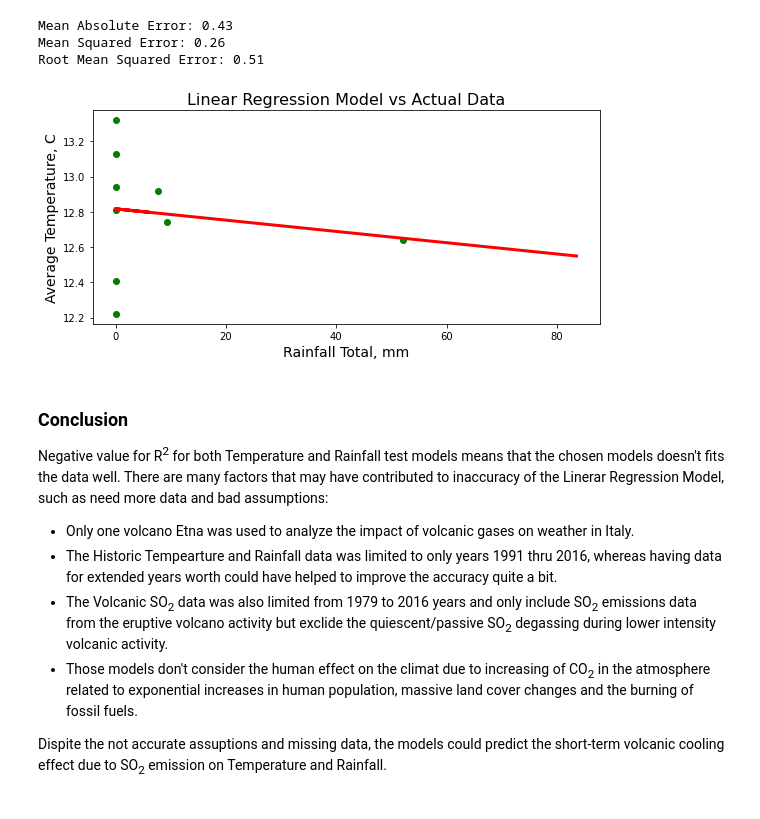
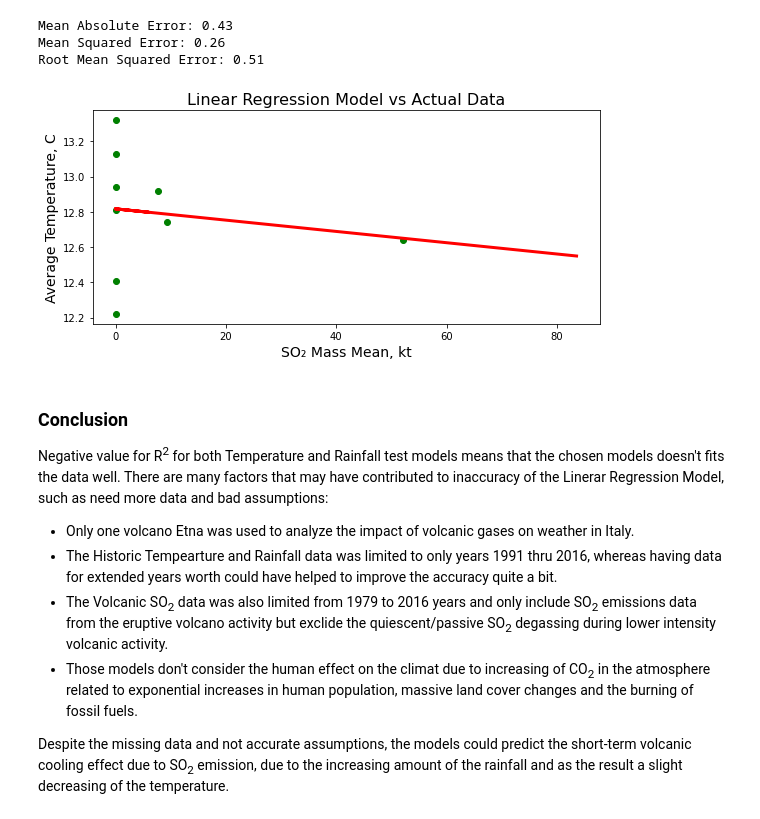
Before and after one commit to zmois/Volcanic-SO2-emission, a Jupyter notebook: Volcanos_project.ipynb, the cells around one changed output. Drawn from its saved outputs; the diff is of its cells as text; code cells hidden in the pictures.

```diff
--- a/Volcanos_project.ipynb
+++ b/Volcanos_project.ipynb
@@ -389,18 +396,17 @@ Root Mean Squared Error: 0.51
 # %%
 # Plot the Fitting Model
 fig, ax = plt.subplots(figsize =(8, 4))
 plt.scatter(X_train, y_train, color = 'green')
 plt.plot(X_test, y_pred, color ='red', linewidth = 3)
-ax.set_xlabel('Rainfall Total, mm', fontsize = 14)
+ax.set_xlabel('SO\u2082 Mass Mean, kt', fontsize = 14)
 ax.set_ylabel('Average Temperature, C', fontsize = 14)
 plt.title('Linear Regression Model vs Actual Data', fontsize = 16)
 fig.tight_layout()
 plt.show()
 # %% [output]
-[figure, old version]
+[figure, new version]
 # %% [markdown]
 ### Conclusion
-
 
 Negative value for R<sup>2</sup> for both Temperature and Rainfall test models means that the chosen models doesn't fits the data well.
 There are many factors that may have contributed to inaccuracy of the Linerar Regression Model, such as need more data and bad assumptions: <br>
@@ -410,4 +416,4 @@ There are many factors that may have contributed to inaccuracy of the Linerar Re
 - The Volcanic SO<sub>2</sub> data was also limited from 1979 to 2016 years and only include SO<sub>2</sub> emissions data from the eruptive volcano activity but exclide the quiescent/passive SO<sub>2</sub> degassing during lower intensity volcanic activity.
 - Those models don't consider the human effect on the climat due to increasing of CO<sub>2</sub> in the atmosphere related to exponential increases in human population, massive land cover changes and the burning of fossil fuels.
 
-Dispite the not accurate assuptions and missing data, the models could predict the short-term volcanic cooling effect due to SO<sub>2</sub> emission on Temperature and Rainfall.
+Despite the missing data and not accurate assumptions, the models could predict the short-term volcanic cooling effect due to SO<sub>2</sub> emission, due to the increasing amount of the rainfall and as the result a slight decreasing of the temperature.
```
Also changed, not shown: parts of 6 cells of this notebook.
